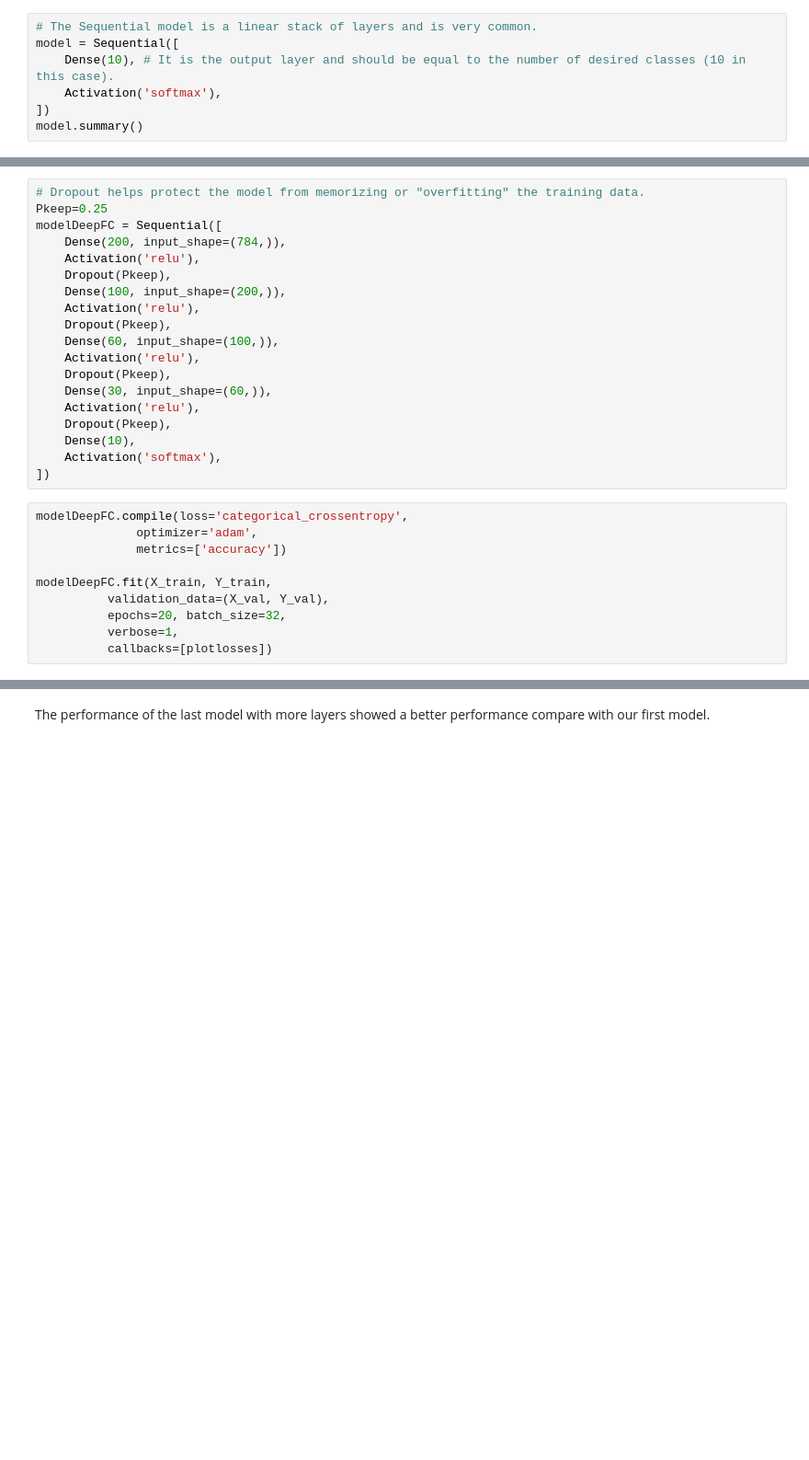
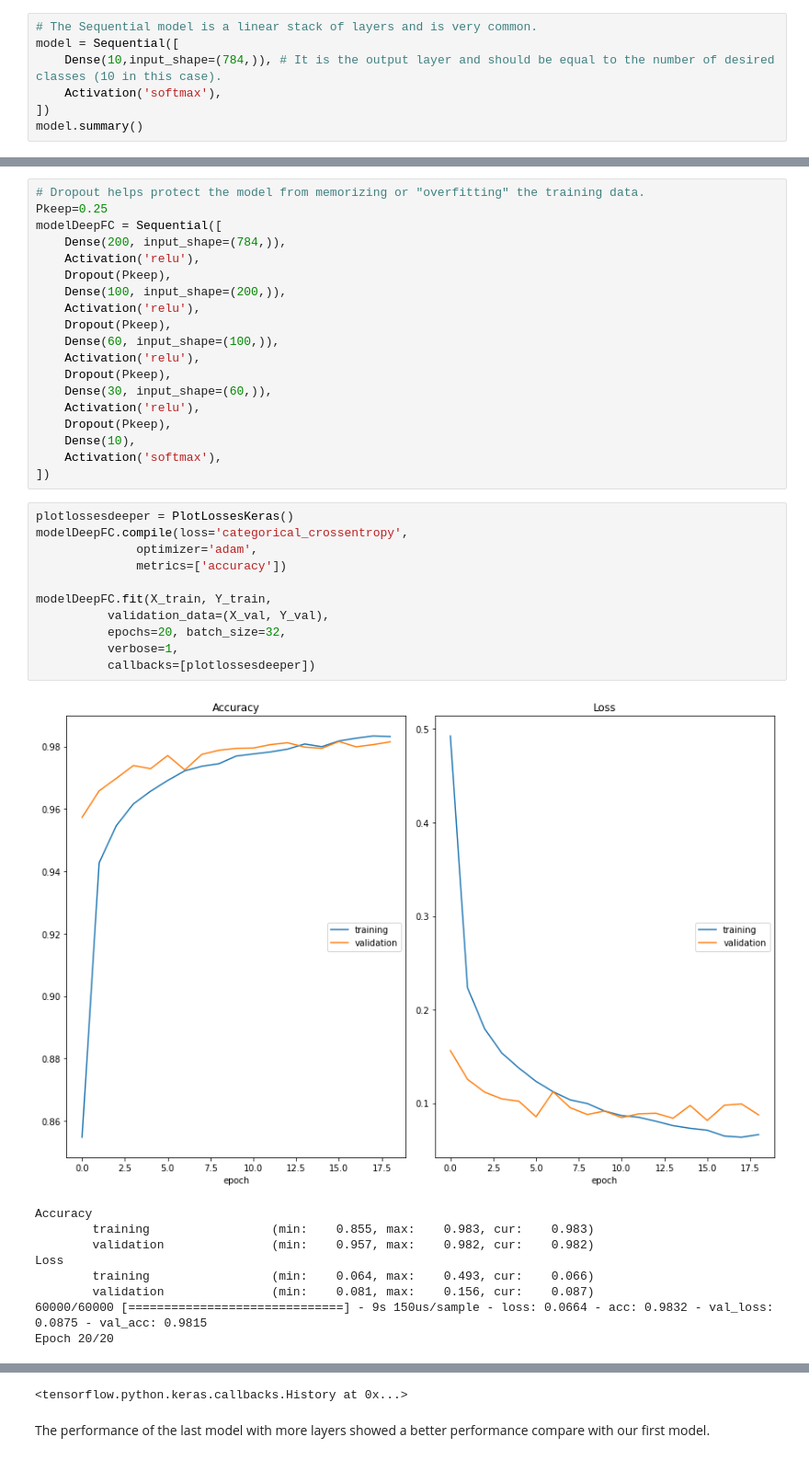
Before and after one commit to salmasamiei/From_Shallow_to_Deep, a Jupyter notebook: 1_Mnist_DL_Example.ipynb, the cells around one changed output, grey strips where cells are left out. Shown: that part at 92% size. Cells and saved outputs as stored; diff of their text form; blank space fills up the shorter version.

```diff
--- a/1_Mnist_DL_Example.ipynb
+++ b/1_Mnist_DL_Example.ipynb
@@ -65,7 +67,7 @@ Y_val = to_categorical(y_val)
 # %%
 # The Sequential model is a linear stack of layers and is very common.
 model = Sequential([
-    Dense(10), # It is the output layer and should be equal to the number of desired classes (10 in this case).
+    Dense(10,input_shape=(784,)), # It is the output layer and should be equal to the number of desired classes (10 in this case).
     Activation('softmax'),
 ])
 model.summary()
@@ -165,12 +207,23 @@ modelDeepFC = Sequential([
     Activation('softmax'),
 ])
 # %%
+plotlossesdeeper = PlotLossesKeras()
 modelDeepFC.compile(loss='categorical_crossentropy',
               optimizer='adam',
               metrics=['accuracy'])
 
 modelDeepFC.fit(X_train, Y_train,
           validation_data=(X_val, Y_val),
           epochs=20, batch_size=32,
           verbose=1,
-          callbacks=[plotlosses])
+          callbacks=[plotlossesdeeper])
+# %% [output]
+[figure, added]
+Accuracy
+        training                 (min:    0.855, max:    0.983, cur:    0.983)
+        validation               (min:    0.957, max:    0.982, cur:    0.982)
+Loss
+        training                 (min:    0.064, max:    0.493, cur:    0.066)
+        validation               (min:    0.081, max:    0.156, cur:    0.087)
+60000/60000 [==============================] - 9s 150us/sample - loss: 0.0664 - acc: 0.9832 - val_loss: 0.0875 - val_acc: 0.9815
+Epoch 20/20
@@ -177,3 +238,4 @@ modelDeepFC.fit(X_train, Y_train,
+<tensorflow.python.keras.callbacks.History at 0x...>
 # %% [markdown]
 The performance of the last model with more layers showed a better performance compare with our first model.
 # %% [markdown]
```
Also changed, not shown: parts of 18 cells of this notebook.
